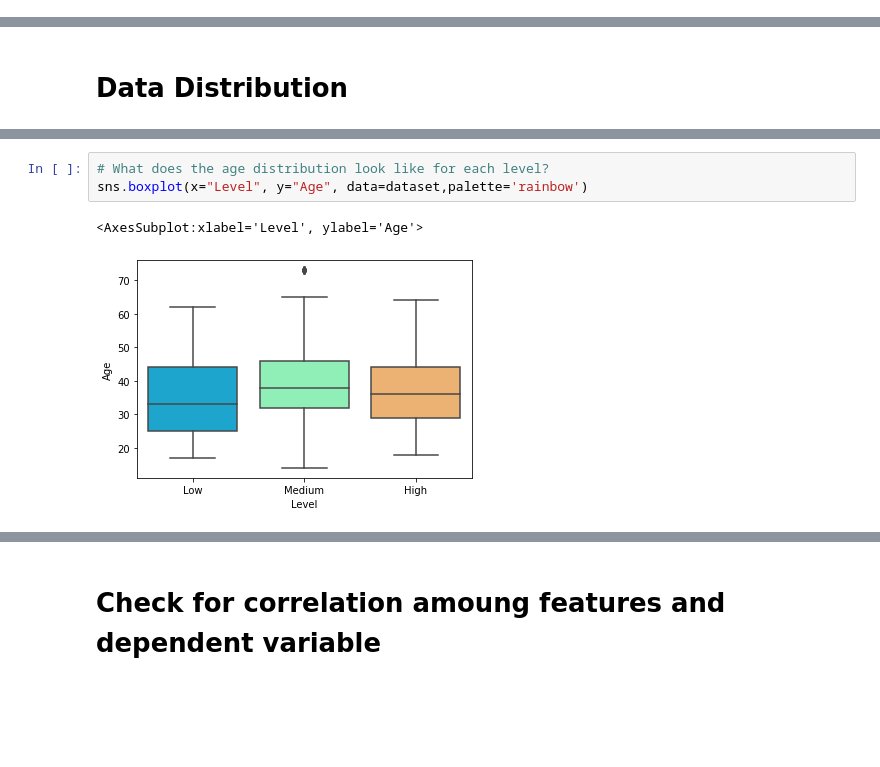
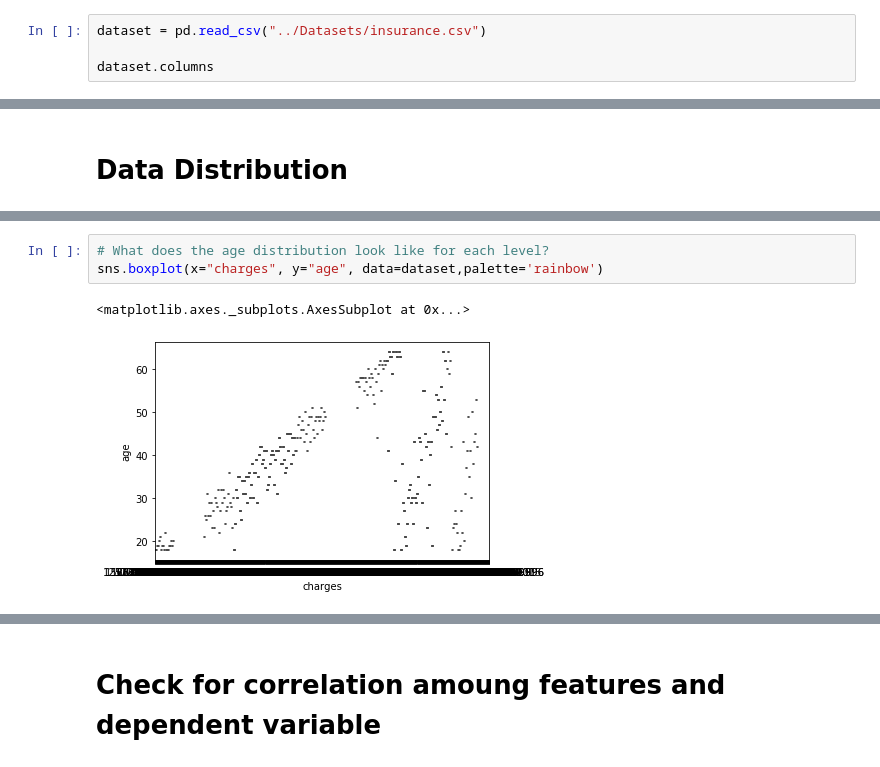
Before and after one commit to hedeencharles/ML_final_project, a Jupyter notebook: Jupyter Notebooks/data_exploration.ipynb, the cells around one changed output, grey strips where cells are left out. Saved outputs shown, nothing was run; the diff lists cells and outputs as text; blank space fills up the shorter version.

```diff
--- a/Jupyter Notebooks/data_exploration.ipynb
+++ b/Jupyter Notebooks/data_exploration.ipynb
@@ -32,0 +18,4 @@ Index(['Age', 'Gender', 'Air Pollution', 'Alcohol use', 'Dust Allergy',
+# %%
+dataset = pd.read_csv("../Datasets/insurance.csv")
+
+dataset.columns
@@ -65,6 +71,6 @@ sns.countplot(x='Level',data=dataset)
 # %%
 # What does the age distribution look like for each level?
-sns.boxplot(x="Level", y="Age", data=dataset,palette='rainbow')
+sns.boxplot(x="charges", y="age", data=dataset,palette='rainbow')
 # %% [output]
-<AxesSubplot:xlabel='Level', ylabel='Age'>
+<matplotlib.axes._subplots.AxesSubplot at 0x...>
-[figure, old version]
+[figure, new version]
```
Also changed, not shown: parts of 11 cells of this notebook.
